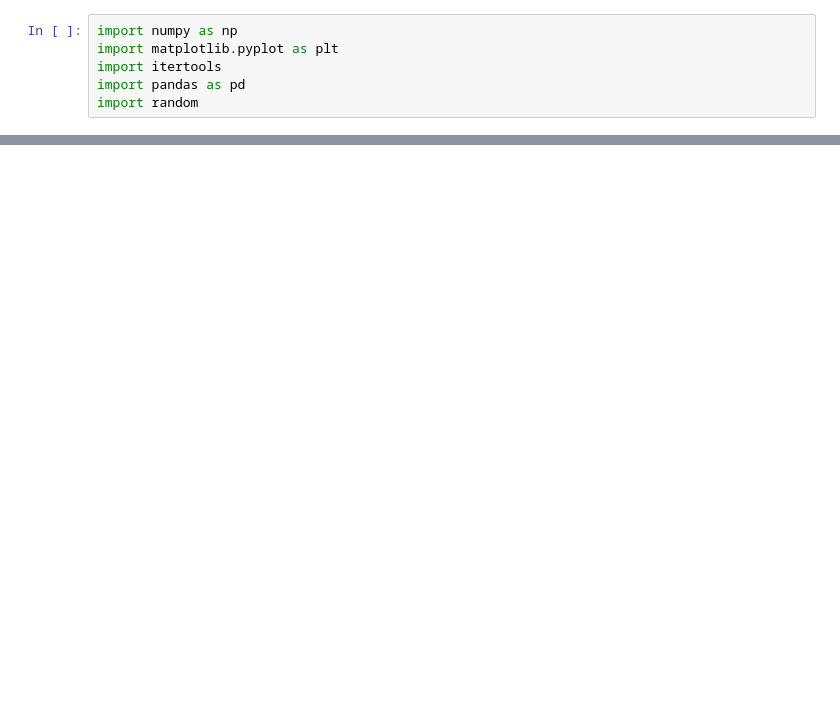
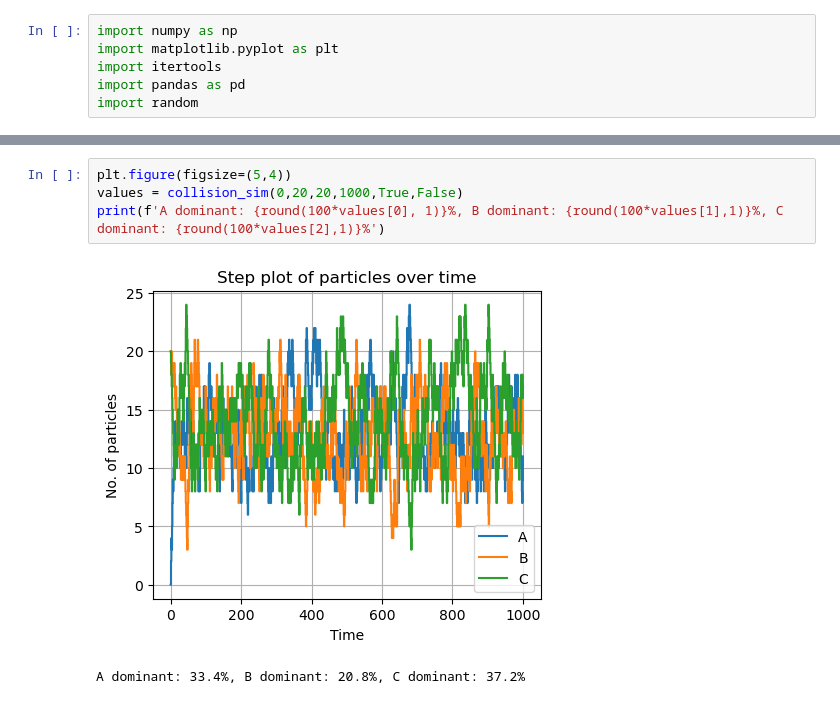
Before and after one commit to ArkinF/MA3K7, a Jupyter notebook: MA3K7 Project P1.ipynb, the cells around one changed output, grey strips where cells are left out. Drawn from its saved outputs; the diff is of its cells as text; blank space fills up the shorter version.

```diff
--- a/MA3K7 Project P1.ipynb
+++ b/MA3K7 Project P1.ipynb
@@ -69,0 +123,7 @@ def collision_sim(a, b, c, n):
+# %%
+plt.figure(figsize=(5,4))
+values = collision_sim(0,20,20,1000,True,False)
+print(f'A dominant: {round(100*values[0], 1)}%, B dominant: {round(100*values[1],1)}%, C dominant: {round(100*values[2],1)}%')
+# %% [output]
+[figure, added]
+A dominant: 33.4%, B dominant: 20.8%, C dominant: 37.2%
```
Also changed, not shown: parts of 25 cells of this notebook, 1 other file.
